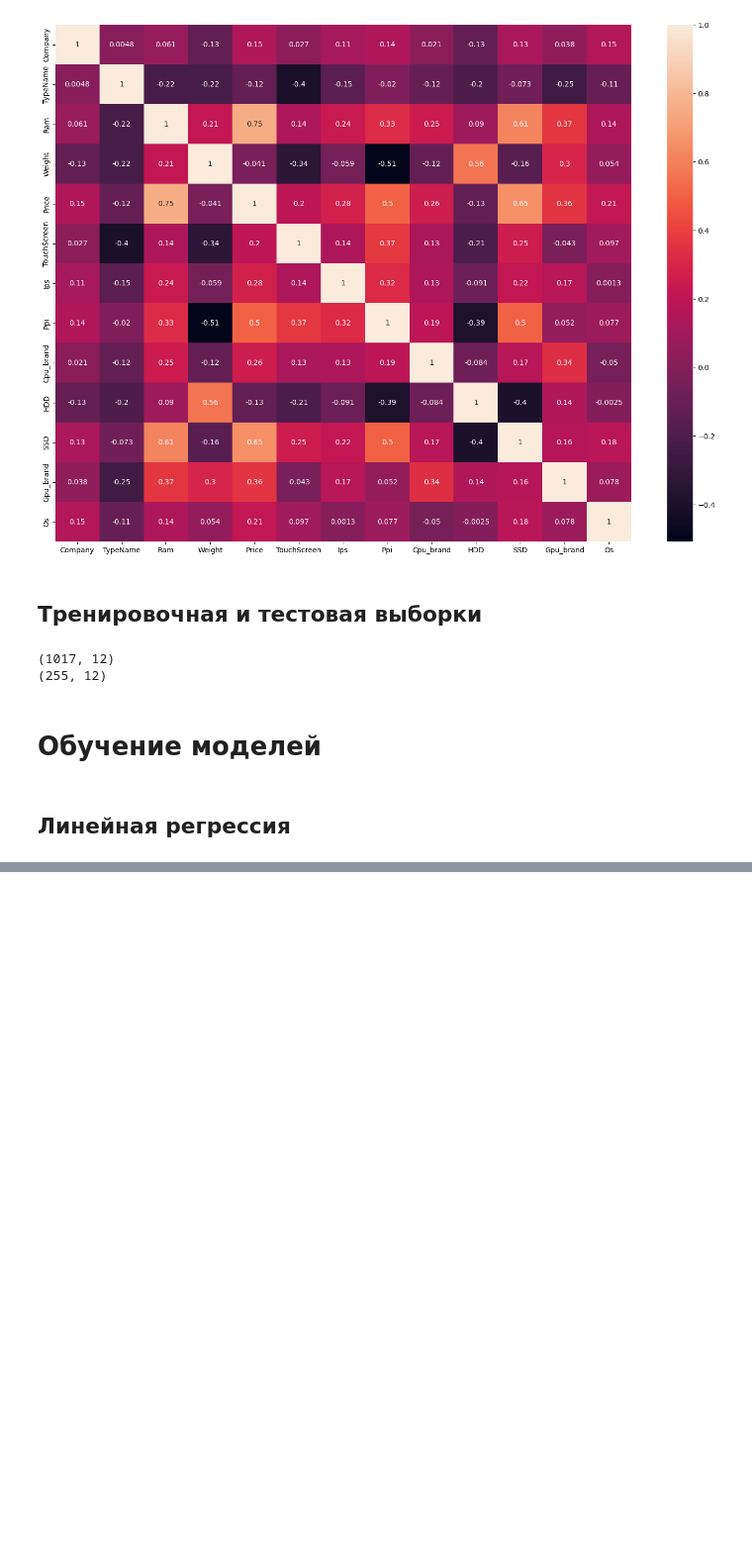
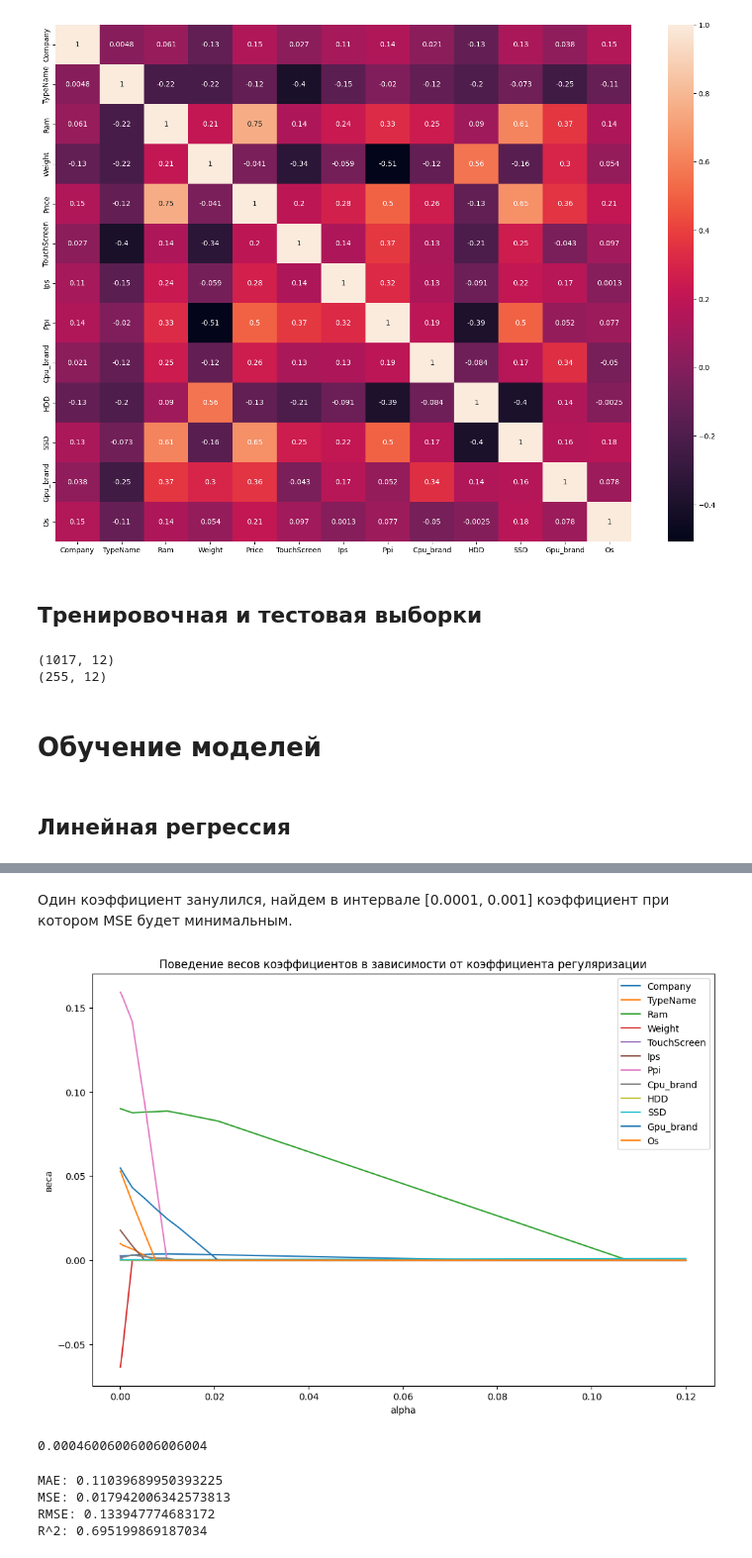
Before and after one commit to S1ckick/mlml, a Jupyter notebook: Regression.ipynb, the cells around one changed output, grey strips where cells are left out. Shown: that part at 99% size. Cells and saved outputs as stored; diff of their text form; code cells hidden in the pictures; blank space fills up the shorter version.

```diff
--- a/Regression.ipynb
+++ b/Regression.ipynb
@@ -153,0 +226,45 @@ R^2: 1.0
+# %% [markdown]
+Один коэффициент занулился, найдем в интервале [0.0001, 0.001] коэффициент при котором MSE будет минимальным.
+# %%
+n_alphas = 1000
+alphas = np.linspace(0.0001, 0.12, n_alphas)
+# %%
+model = Lasso()
+
+coefs = []
+for a in alphas:
+    model.set_params(alpha=a)
+    model.fit(X, y)
+    coefs.append(model.coef_)
+
+plt.figure(figsize = (12,8))
+ax = plt.gca()
+
+ax.plot(alphas, coefs)
+plt.xlabel("alpha")
+plt.ylabel("веса")
+plt.title("Поведение весов коэффициентов в зависимости от коэффициента регуляризации")
+plt.legend(X.columns, loc='upper right')
+plt.axis("tight")
+plt.show();
+# %% [output]
+[figure, added]
+# %%
+from sklearn.linear_model import LassoCV
+lasso_cv = LassoCV(alphas=alphas, cv=5, random_state=1)
+lasso_cv.fit(X_train, y_train);
+lasso_cv.alpha_
+# %% [output]
+0.00046006006006006004
+# %%
+lasso = Lasso(alpha=lasso_cv.alpha_)
+lasso.fit(X_train, y_train)
+
+y_pred = lasso.predict(X_test)
+
+performance(y_test, y_pred)
+# %% [output]
+MAE: 0.11039689950393225
+MSE: 0.017942006342573813
+RMSE: 0.133947774683172
+R^2: 0.695199869187034
```
Also changed, not shown: parts of 18 cells of this notebook.
